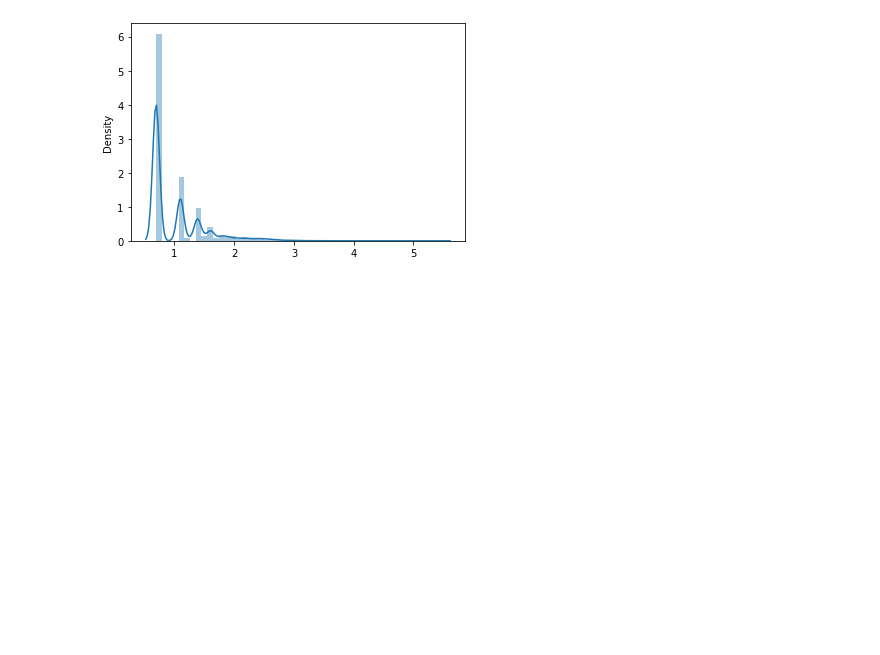
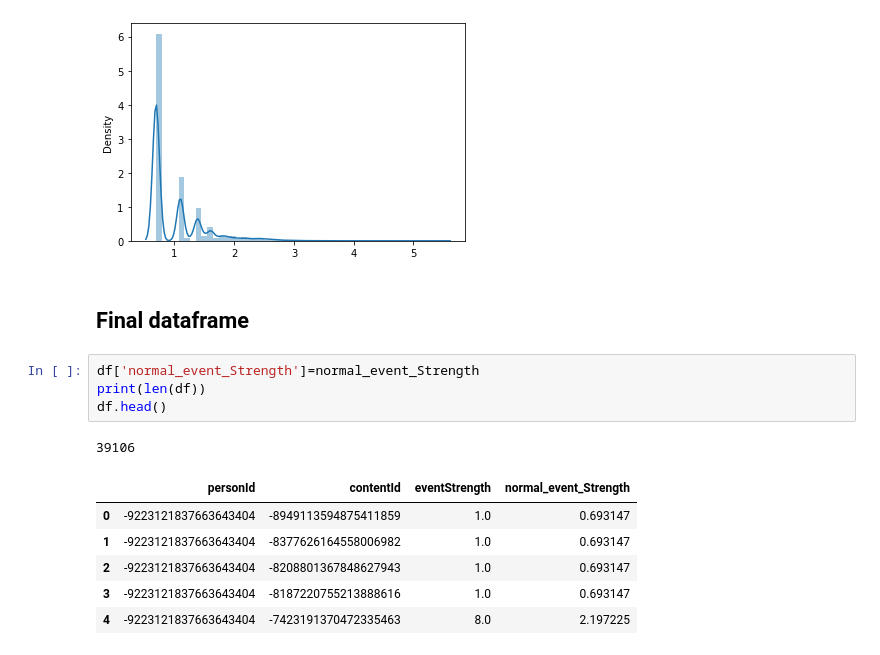
Before and after one commit to amanichivilkar/Articles-Recommendation-System, a Jupyter notebook: Amani_Chivilkar_Articles_Recommendation_System.ipynb, the cells around one changed output. Saved outputs shown, nothing was run; the diff lists cells and outputs as text; blank space fills up the shorter version.

Commit message:
Final dataframe

```diff
--- a/Amani_Chivilkar_Articles_Recommendation_System.ipynb
+++ b/Amani_Chivilkar_Articles_Recommendation_System.ipynb
@@ -148,3 +148,17 @@ sns.distplot(normal_event_Strength)
 # %% [output]
 <matplotlib.axes._subplots.AxesSubplot at 0x...>
 [figure]
+# %% [markdown]
+## **Final dataframe**
+# %%
+df['normal_event_Strength']=normal_event_Strength
+print(len(df))
+df.head()
+# %% [output]
+39106
+|  | personId | contentId | eventStrength | normal_event_Strength |
+| 0 | -9223121837663643404 | -8949113594875411859 | 1.0 | 0.693147 |
+| 1 | -9223121837663643404 | -8377626164558006982 | 1.0 | 0.693147 |
+| 2 | -9223121837663643404 | -8208801367848627943 | 1.0 | 0.693147 |
+| 3 | -9223121837663643404 | -8187220755213888616 | 1.0 | 0.693147 |
+| 4 | -9223121837663643404 | -7423191370472335463 | 8.0 | 2.197225 |
```
Also changed, not shown: parts of 4 cells of this notebook.
